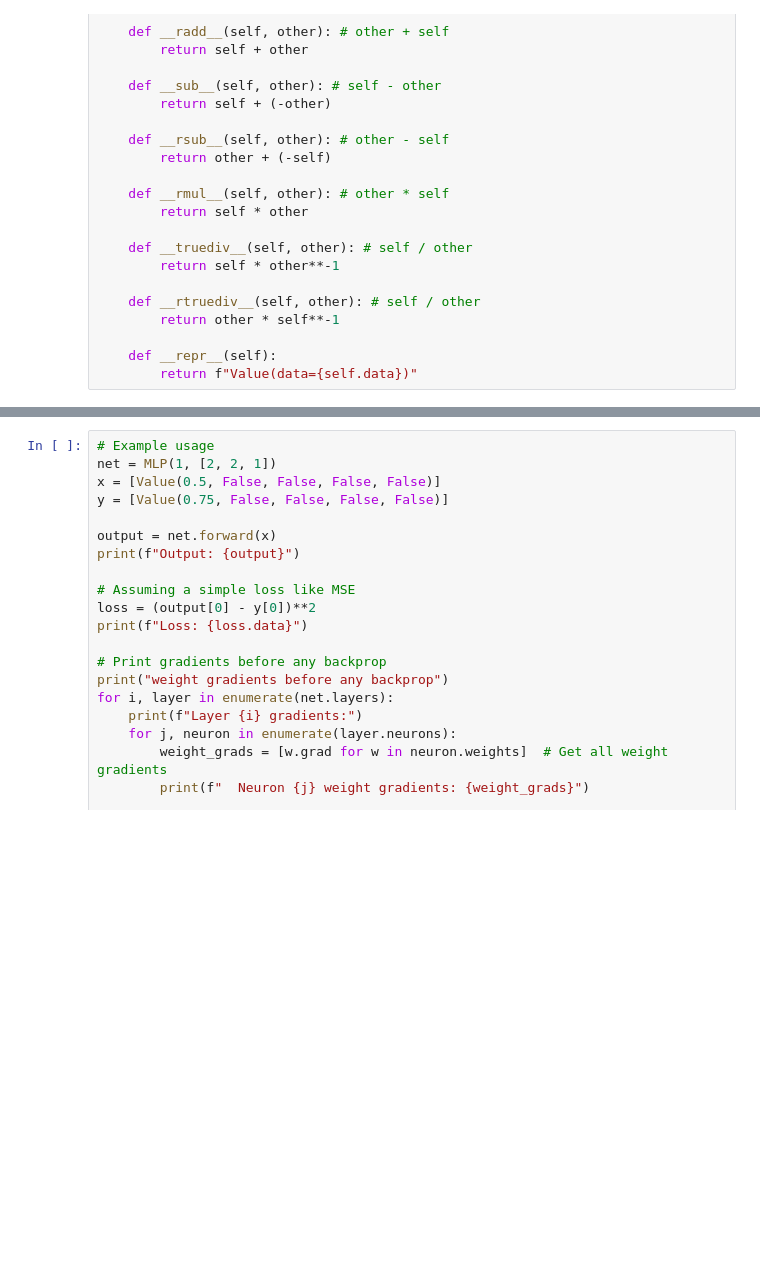
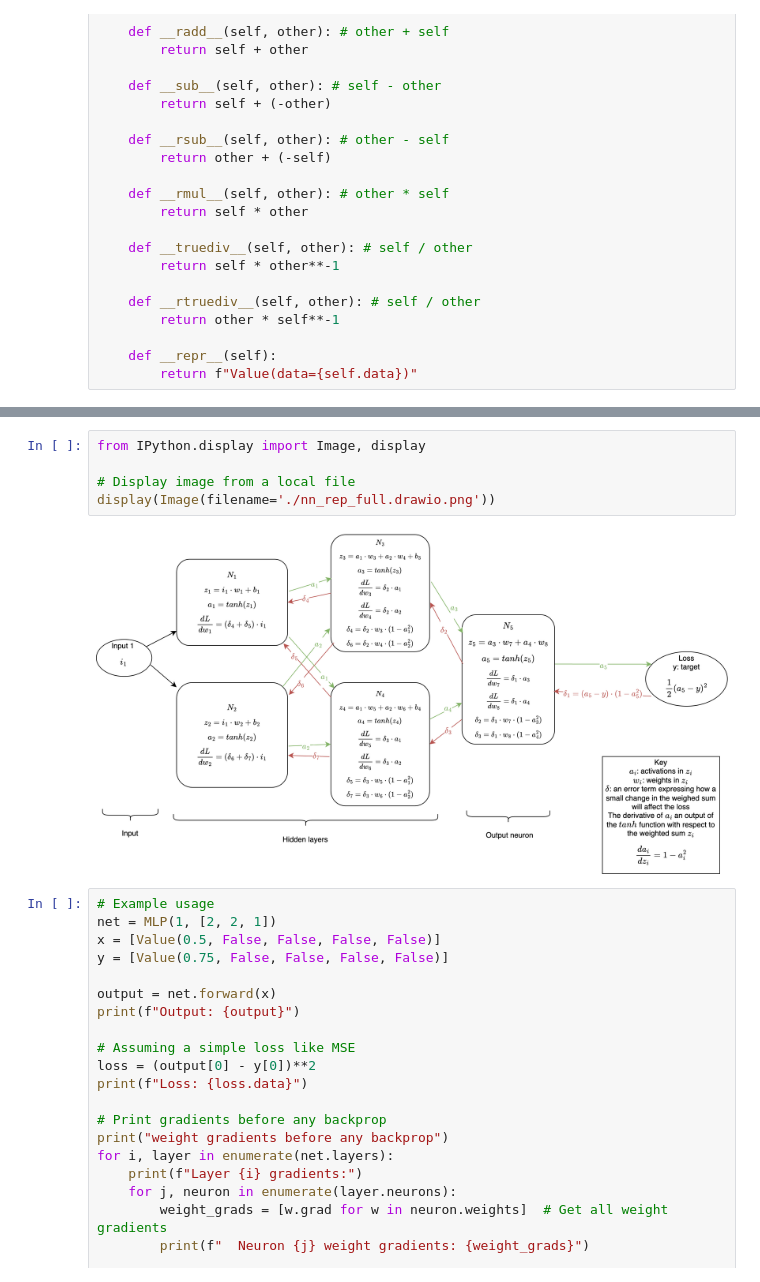
Before and after one commit to yang2501/backprop_edtool, a Jupyter notebook: nn_viz_backend.ipynb, the cells around one changed output, grey strips where cells are left out. Drawn from its saved outputs; the diff is of its cells as text; blank space fills up the shorter version.

Commit message:
added neural network diagram for reference

```diff
--- a/nn_viz_backend.ipynb
+++ b/nn_viz_backend.ipynb
@@ -244,3 +244,10 @@ class MLP:
+# %%
+from IPython.display import Image, display
+
+# Display image from a local file
+display(Image(filename='./nn_rep_full.drawio.png'))
+# %% [output]
+[figure, added]
 # %%
 # Example usage
 net = MLP(1, [2, 2, 1])
```
Also changed, not shown: parts of 2 cells of this notebook, 1 other file.
